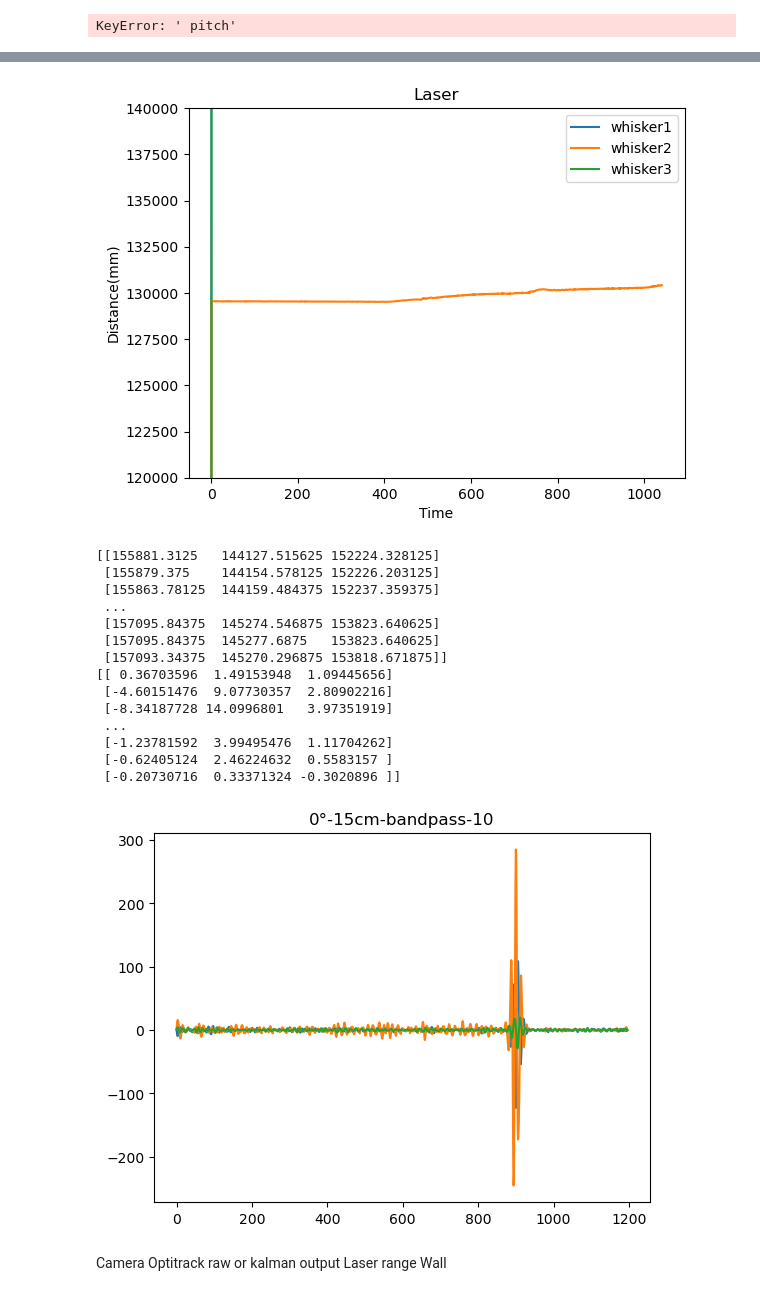
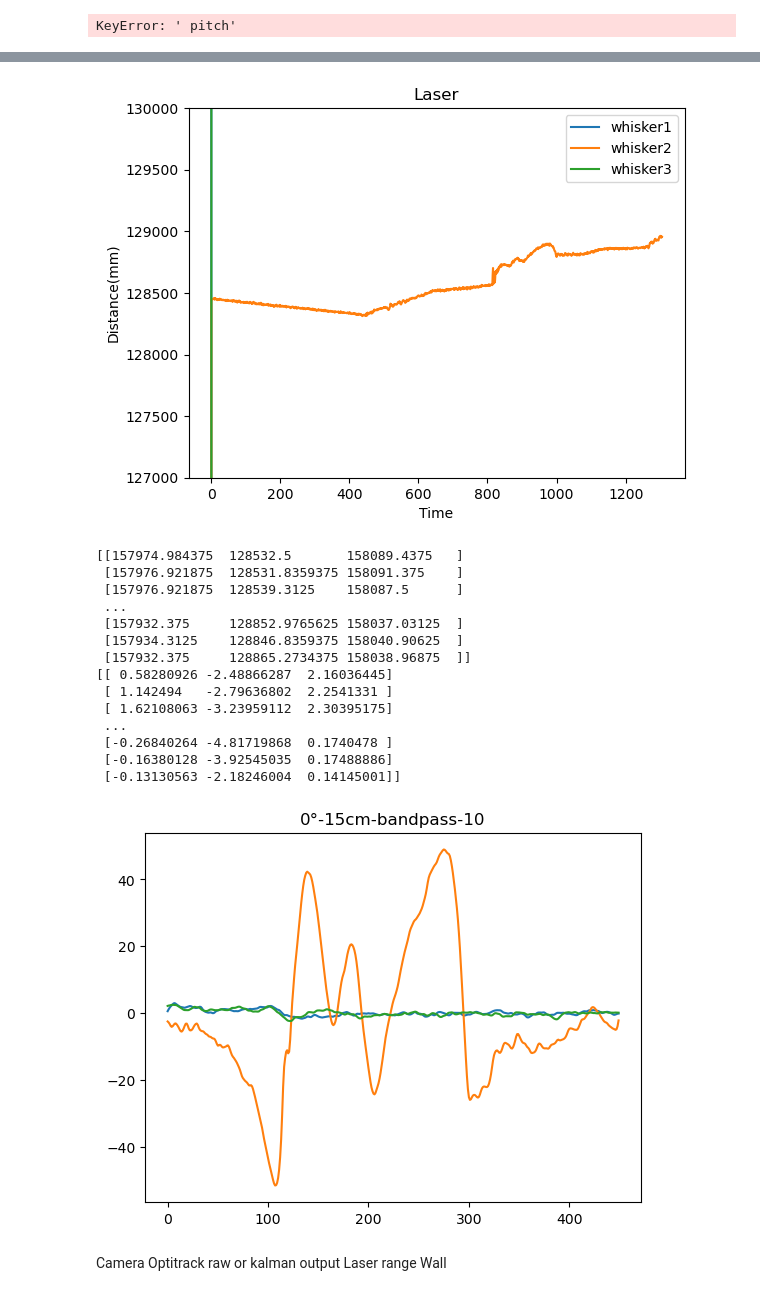
Before and after one commit to TacYee/autonomous-fly, a Jupyter notebook: Optitrack/plotter.ipynb, the cells around one changed output, grey strips where cells are left out. Drawn from its saved outputs; the diff is of its cells as text; code cells hidden in the pictures.

Commit message:
update experiment data and hovering+1s

```diff
--- a/Optitrack/plotter.ipynb
+++ b/Optitrack/plotter.ipynb
@@ -90,11 +90,11 @@ plt.plot(df[' whisker3'],label='whisker3')
 plt.legend()
 plt.xlabel('Time')
 plt.ylabel('Distance(mm)')
-plt.ylim(120000, 140000)
+plt.ylim(127000, 130000)
 plt.title('Laser')
 plt.show()
 # %% [output]
-[figure, old version]
+[figure, new version]
 # %%
 import pandas as pd
 import numpy as np
@@ -130,38 +130,38 @@ def rescale_array(array1,array2):
         scaled_array[:,i] = (array2[:,i] - min_val) * (new_max - new_min) / (max_val - min_val) + new_min
     return scaled_array
 # %%
-data = pd.read_csv('data/20240122/2024-01-22+14:01:18+optitrackstate-0。4sweep half success.csv')
-pressure=data.iloc[500:-1,7:10].values
+data = pd.read_csv('data/20240122/45d2cms3cm.csv')
+pressure=data.iloc[700:1150,7:10].values
 # y_placement=data.iloc[:,4].values
 # force=data.iloc[:,5].values
 # x_placement=data.iloc[:,6].values
 # orientation=data.iloc[:,7].values
 
-filtedData=apply_bandpass_filter(1,pressure, 0.1,0.2)
+filtedData=apply_bandpass_filter(5,pressure, 0.01,0.1)
 print(pressure)
 print(filtedData)
 plt.plot(filtedData)
 # plt.plot(y_placement)
 # plt.plot(force)
 plt.title("0°-15cm-bandpass-10")
 # plt.savefig('merged/filter/0°-15cm-bandpass-10.png')
 plt.show()
 # %% [output]
-[[155881.3125   144127.515625 152224.328125]
- [155879.375    144154.578125 152226.203125]
- [155863.78125  144159.484375 152237.359375]
+[[157974.984375  128532.5       158089.4375   ]
+ [157976.921875  128531.8359375 158091.375    ]
+ [157976.921875  128539.3125    158087.5      ]
  ...
- [157095.84375  145274.546875 153823.640625]
- [157095.84375  145277.6875   153823.640625]
- [157093.34375  145270.296875 153818.671875]]
-[[ 0.36703596  1.49153948  1.09445656]
- [-4.60151476  9.07730357  2.80902216]
- [-8.34187728 14.0996801   3.97351919]
+ [157932.375     128852.9765625 158037.03125  ]
+ [157934.3125    128846.8359375 158040.90625  ]
+ [157932.375     128865.2734375 158038.96875  ]]
+[[ 0.58280926 -2.48866287  2.16036445]
+ [ 1.142494   -2.79636802  2.2541331 ]
+ [ 1.62108063 -3.23959112  2.30395175]
  ...
- [-1.23781592  3.99495476  1.11704262]
- [-0.62405124  2.46224632  0.5583157 ]
- [-0.20730716  0.33371324 -0.3020896 ]]
+ [-0.26840264 -4.81719868  0.1740478 ]
+ [-0.16380128 -3.92545035  0.17488886]
+ [-0.13130563 -2.18246004  0.14145001]]
-[figure, old version]
+[figure, new version]
 # %% [markdown]
 Camera
 Optitrack raw or kalman output
```
Also changed, not shown: parts of 6 cells of this notebook, 1 other file.
